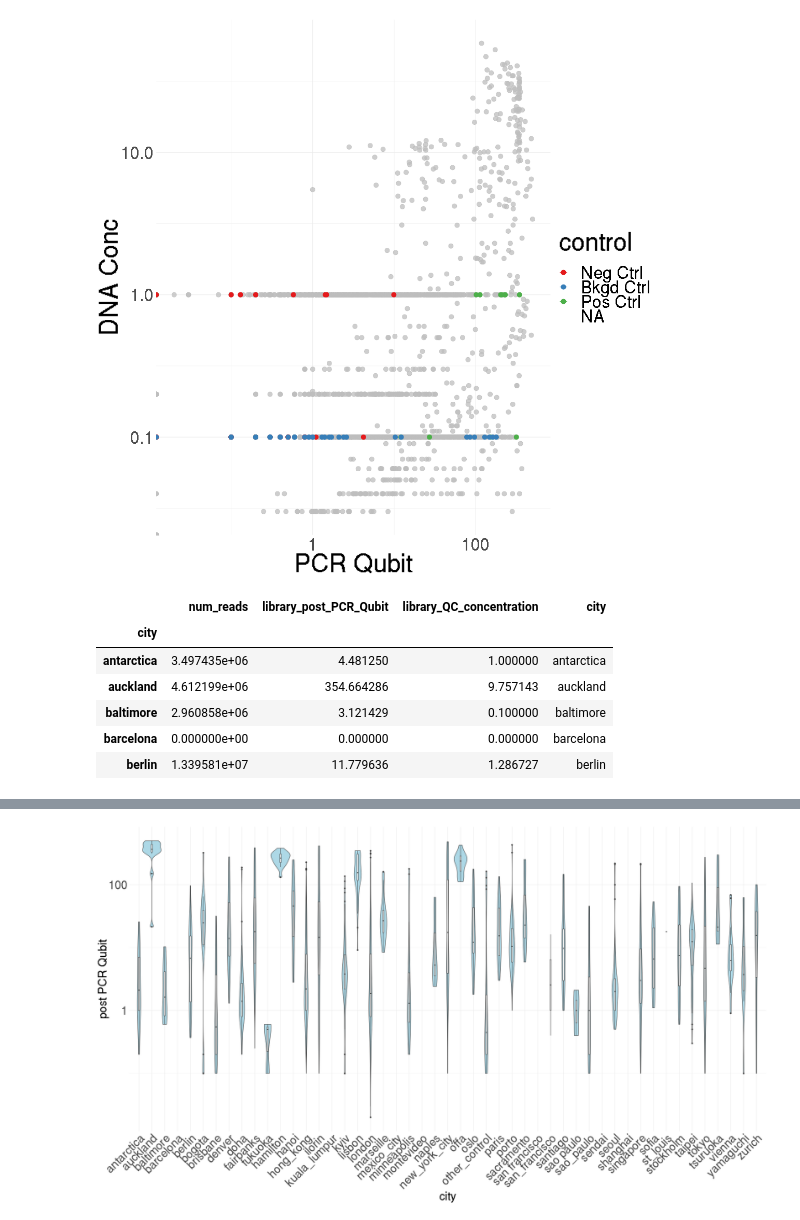
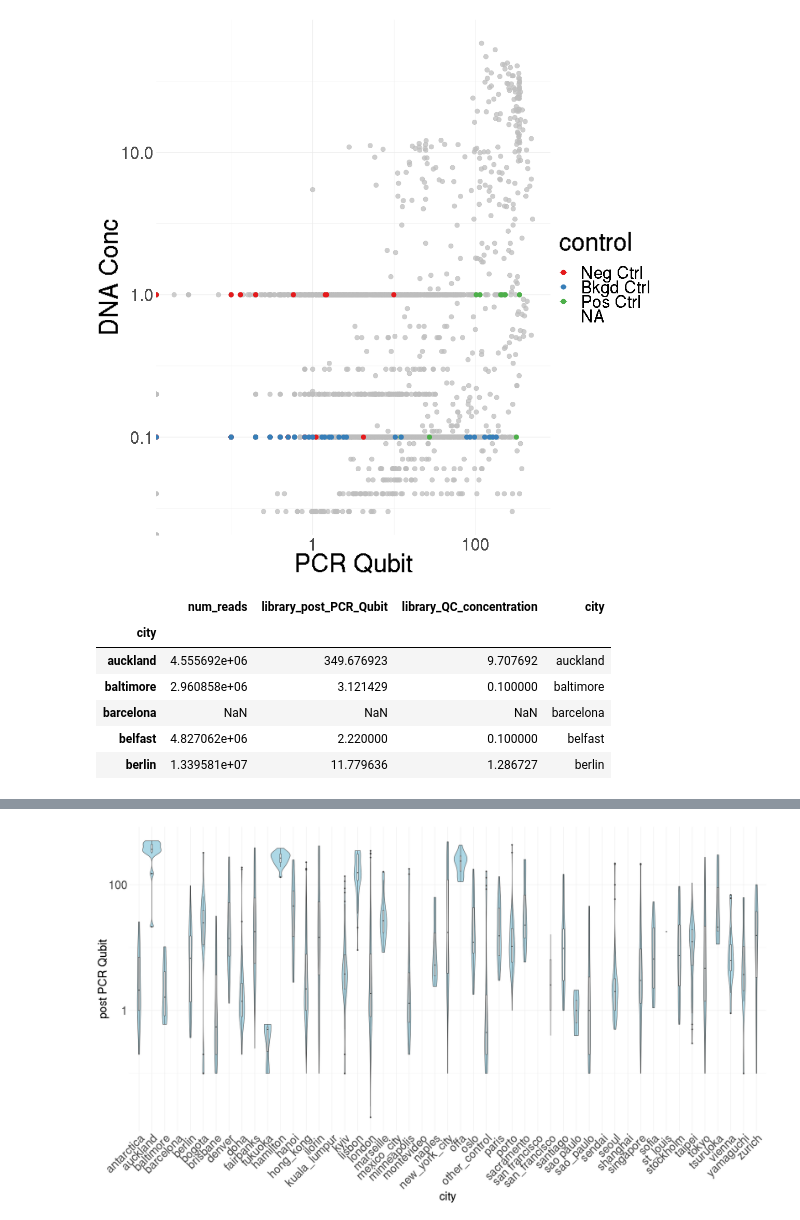
Before and after one commit to MetaSUB/main_paper_figures, a Jupyter notebook: quality_control/Sequencing_qc.ipynb, the cells around one changed output, grey strips where cells are left out. Saved outputs shown, nothing was run; the diff lists cells and outputs as text; code cells hidden in the pictures.

```diff
--- a/quality_control/Sequencing_qc.ipynb
+++ b/quality_control/Sequencing_qc.ipynb
@@ -280,23 +279,26 @@ ggplot(qc_mdata, aes(x=library_post_PCR_Qubit, y=library_QC_concentration, color
 # %% [output]
 [figure]
 # %%
-qc_mdata = mdata[['city', 'surface_ontology_fine', 'num_reads', 'library_post_PCR_Qubit', 'library_QC_concentration',]]
+qc_mdata = mdata[['city', 'continent', 'surface_ontology_fine', 'num_reads', 'library_post_PCR_Qubit', 'library_QC_concentration',]]
 qc_mdata = qc_mdata.dropna(how='all')
 qc_mdata['library_post_PCR_Qubit'] = [asfloat(el) for el in qc_mdata['library_post_PCR_Qubit']]
 qc_mdata['library_QC_concentration'] = [asfloat(el) for el in qc_mdata['library_QC_concentration']]
 qc_mdata['city'] = [str(el) for el in qc_mdata['city']]
+qc_mdata['continent'] = [str(el) for el in qc_mdata['continent']]
 qc_mdata['surface_ontology_fine'] = [str(el) for el in qc_mdata['surface_ontology_fine']]
+
+
 city_qc = qc_mdata.groupby('city').mean()
 surface_qc = qc_mdata.groupby('surface_ontology_fine').mean()
 city_qc['city'] = city_qc.index
 surface_qc['surface'] = surface_qc.index
 city_qc.head()
 # %% [output]
 |  | num_reads | library_post_PCR_Qubit | library_QC_concentration | city |
 | city |  |  |  |  |
-| antarctica | 3.497435e+06 | 4.481250 | 1.000000 | antarctica |
-| auckland | 4.612199e+06 | 354.664286 | 9.757143 | auckland |
+| auckland | 4.555692e+06 | 349.676923 | 9.707692 | auckland |
 | baltimore | 2.960858e+06 | 3.121429 | 0.100000 | baltimore |
-| barcelona | 0.000000e+00 | 0.000000 | 0.000000 | barcelona |
+| barcelona | NaN | NaN | NaN | barcelona |
+| belfast | 4.827062e+06 | 2.220000 | 0.100000 | belfast |
 | berlin | 1.339581e+07 | 11.779636 | 1.286727 | berlin |
 # %%
```
Also changed, not shown: parts of 8 cells of this notebook, 40 other files.
